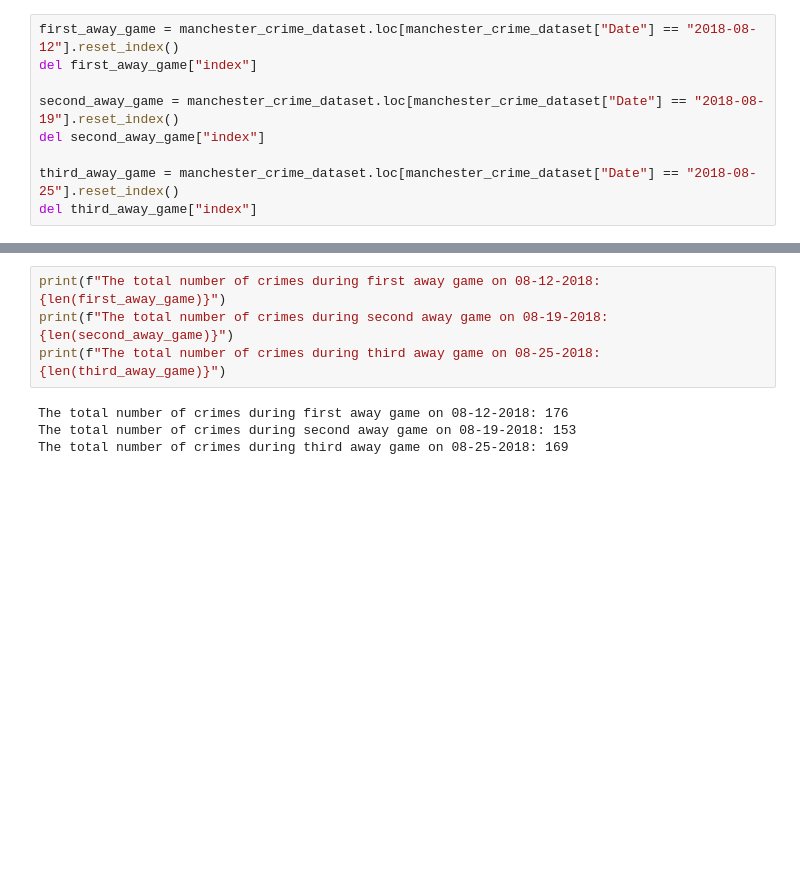
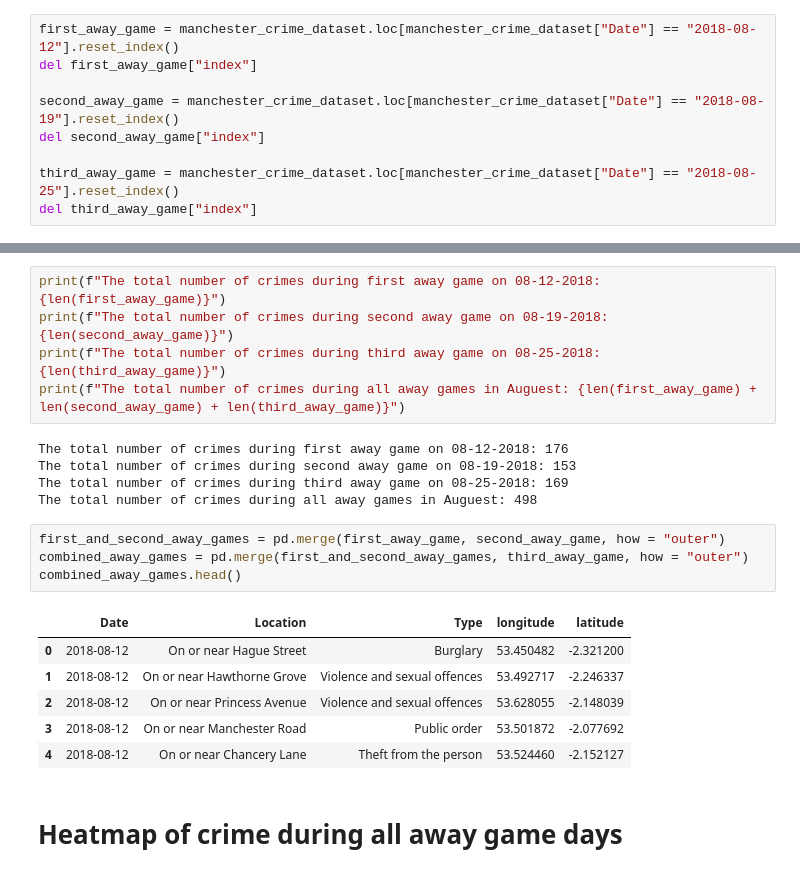
Before and after one commit to chienyuanhung/Project-1---EPL, a Jupyter notebook: Manchester_EPL.ipynb, the cells around one changed output, grey strips where cells are left out. Drawn from its saved outputs; the diff is of its cells as text; blank space fills up the shorter version.

```diff
--- a/Manchester_EPL.ipynb
+++ b/Manchester_EPL.ipynb
@@ -328,7 +344,22 @@ fig
 print(f"The total number of crimes during first away game on 08-12-2018: {len(first_away_game)}")
 print(f"The total number of crimes during second away game on 08-19-2018: {len(second_away_game)}")
 print(f"The total number of crimes during third away game on 08-25-2018: {len(third_away_game)}")
+print(f"The total number of crimes during all away games in Auguest: {len(first_away_game) + len(second_away_game) + len(third_away_game)}")
 # %% [output]
 The total number of crimes during first away game on 08-12-2018: 176
 The total number of crimes during second away game on 08-19-2018: 153
 The total number of crimes during third away game on 08-25-2018: 169
+The total number of crimes during all away games in Auguest: 498
+# %%
+first_and_second_away_games = pd.merge(first_away_game, second_away_game, how = "outer")
+combined_away_games = pd.merge(first_and_second_away_games, third_away_game, how = "outer")
+combined_away_games.head()
+# %% [output]
+|  | Date | Location | Type | longitude | latitude |
+| 0 | 2018-08-12 | On or near Hague Street | Burglary | 53.450482 | -2.321200 |
+| 1 | 2018-08-12 | On or near Hawthorne Grove | Violence and sexual offences | 53.492717 | -2.246337 |
+| 2 | 2018-08-12 | On or near Princess Avenue | Violence and sexual offences | 53.628055 | -2.148039 |
+| 3 | 2018-08-12 | On or near Manchester Road | Public order | 53.501872 | -2.077692 |
+| 4 | 2018-08-12 | On or near Chancery Lane | Theft from the person | 53.524460 | -2.152127 |
+# %% [markdown]
+# Heatmap of crime during all away game days
```
Also changed, not shown: parts of 13 cells of this notebook.
